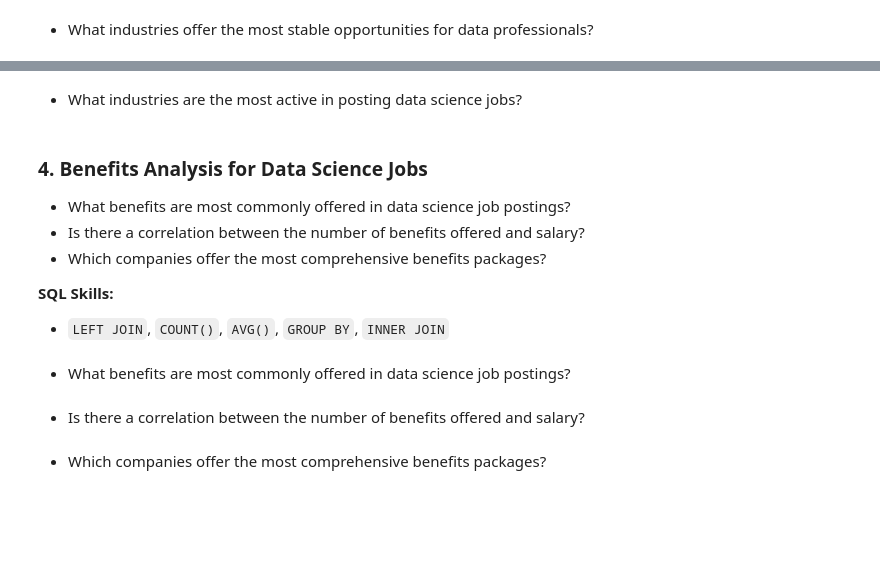
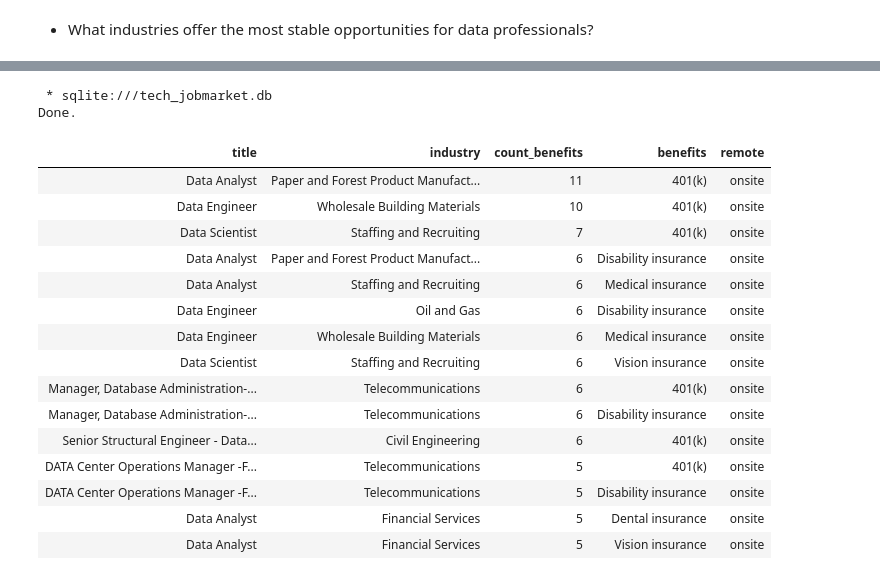
Before and after one commit to Ana-Akaishi/sql-projects, a Jupyter notebook: sql_projects/tech_job_posting/tech_jobpost.ipynb, the cells around one changed output, grey strips where cells are left out. Cells and saved outputs as stored; diff of their text form; code cells hidden in the pictures; blank space fills up the shorter version.

Commit message:
finished basic questions, started joins

```diff
--- a/sql_projects/tech_job_posting/tech_jobpost.ipynb
+++ b/sql_projects/tech_job_posting/tech_jobpost.ipynb
@@ -462,16 +548,53 @@ SQL Skills:
-# %% [markdown]
-   - What industries are the most active in posting data science jobs?
-# %% [markdown]
-### 4. **Benefits Analysis for Data Science Jobs**
-   - What benefits are most commonly offered in data science job postings?
-   - Is there a correlation between the number of benefits offered and salary?
-   - Which companies offer the most comprehensive benefits packages?
-
-   **SQL Skills:**
-- `LEFT JOIN`, `COUNT()`, `AVG()`, `GROUP BY`, `INNER JOIN`
-# %% [markdown]
-   - What benefits are most commonly offered in data science job postings?
-# %% [markdown]
-   - Is there a correlation between the number of benefits offered and salary?
-# %% [markdown]
-   - Which companies offer the most comprehensive benefits packages?
+# %%
+%%sql
+WITH company_industry AS(
+    SELECT
+        i.industry,
+        c.company_id
+    FROM companies c
+    JOIN industry i ON c.company_id = i.company_id
+),
+post_benefits AS (
+    SELECT
+        posting.title,
+        posting.job_id,
+        posting.description,
+        posting.company_id,
+        benefits.type
+    FROM posting
+    JOIN benefits ON posting.job_id = benefits.job_id
+    WHERE posting.title LIKE "%data%"
+)
+SELECT
+    post_benefits.title,
+    company_industry.industry,
+    COUNT(type) as count_benefits,
+    post_benefits.type as benefits,
+    CASE
+        WHEN post_benefits.description LIKE '%remote' THEN 'remote'
+        ELSE 'onsite'
+    END as remote
+FROM post_benefits
+JOIN company_industry ON post_benefits.company_id = company_industry.company_id
+GROUP BY  title, benefits
+ORDER BY count_benefits DESC
+LIMIT 15
+# %% [output]
+ * sqlite:///tech_jobmarket.db
+Done.
+| title | industry | count_benefits | benefits | remote |
+| Data Analyst | Paper and Forest Product Manufact... | 11 | 401(k) | onsite |
+| Data Engineer | Wholesale Building Materials | 10 | 401(k) | onsite |
+| Data Scientist | Staffing and Recruiting | 7 | 401(k) | onsite |
+| Data Analyst | Paper and Forest Product Manufact... | 6 | Disability insurance | onsite |
+| Data Analyst | Staffing and Recruiting | 6 | Medical insurance | onsite |
+| Data Engineer | Oil and Gas | 6 | Disability insurance | onsite |
+| Data Engineer | Wholesale Building Materials | 6 | Medical insurance | onsite |
+| Data Scientist | Staffing and Recruiting | 6 | Vision insurance | onsite |
+| Manager, Database Administration-... | Telecommunications | 6 | 401(k) | onsite |
+| Manager, Database Administration-... | Telecommunications | 6 | Disability insurance | onsite |
+| Senior Structural Engineer - Data... | Civil Engineering | 6 | 401(k) | onsite |
+| DATA Center Operations Manager -F... | Telecommunications | 5 | 401(k) | onsite |
+| DATA Center Operations Manager -F... | Telecommunications | 5 | Disability insurance | onsite |
+| Data Analyst | Financial Services | 5 | Dental insurance | onsite |
+| Data Analyst | Financial Services | 5 | Vision insurance | onsite |
```
Also changed, not shown: parts of 24 cells of this notebook, 1 other file.
